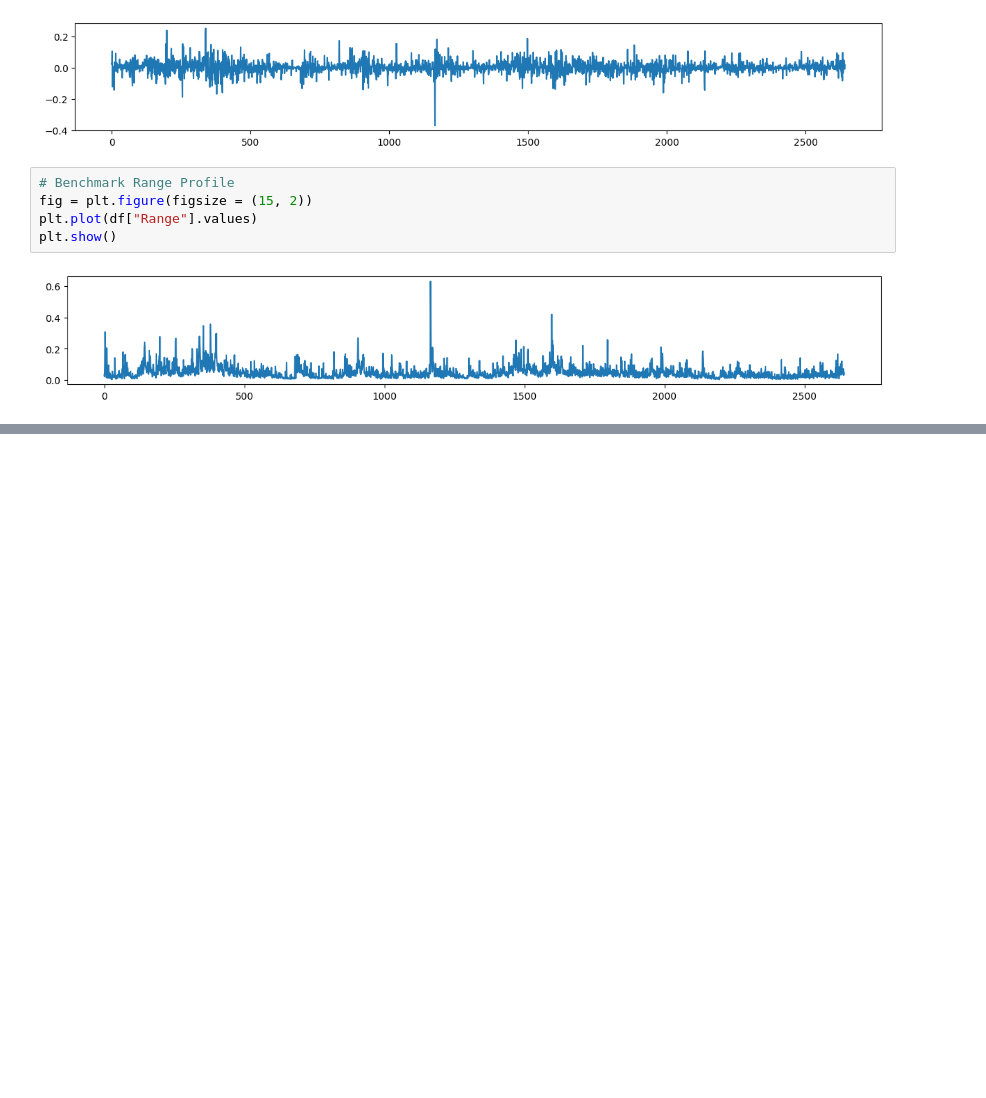
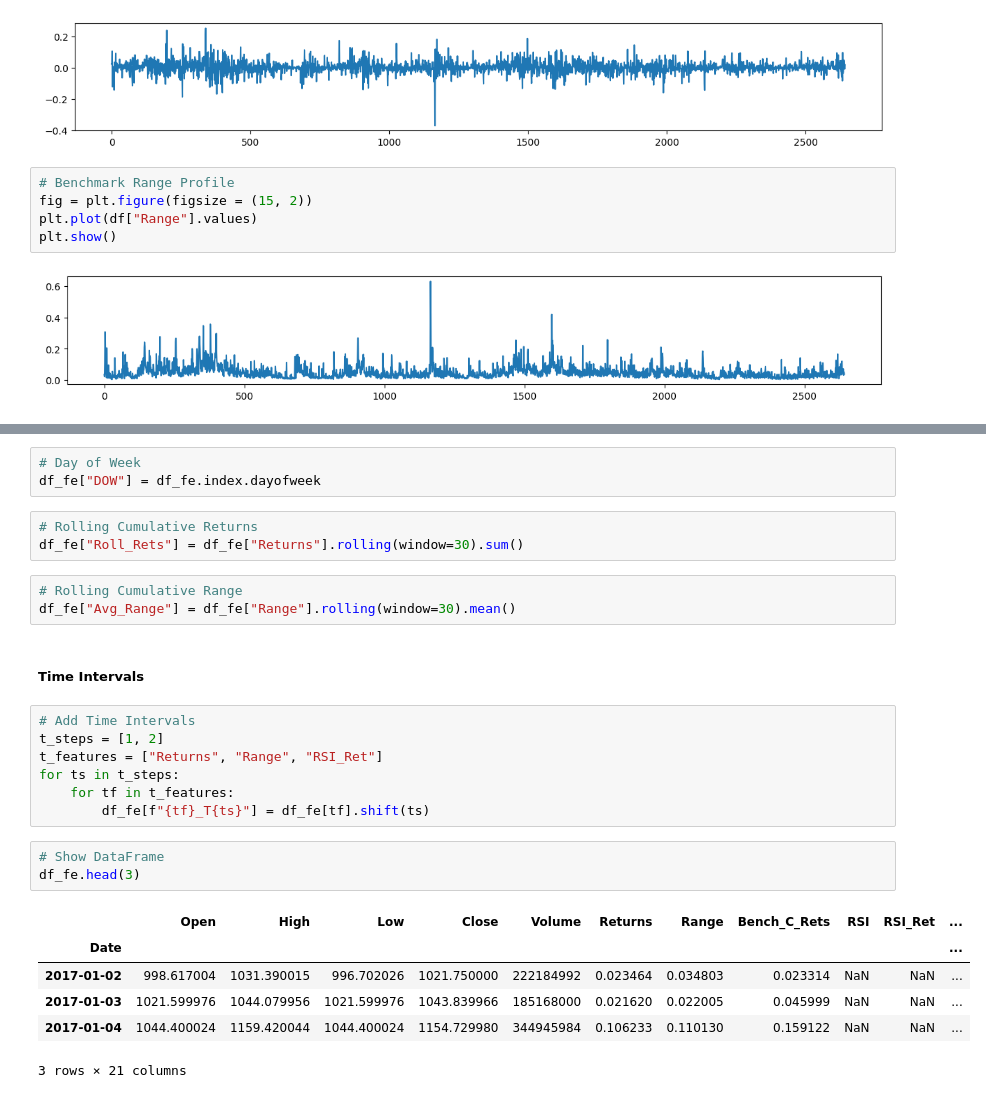
Before and after one commit to dkalenov/ML-Stock-Crypto-Trading, a Jupyter notebook: Data_Preprocessing.ipynb, the cells around one changed output, grey strips where cells are left out. Drawn from its saved outputs; the diff is of its cells as text; blank space fills up the shorter version.

Commit message:
Indicators & Time Intervals

```diff
--- a/Data_Preprocessing.ipynb
+++ b/Data_Preprocessing.ipynb
@@ -210,0 +227,28 @@ plt.show()
+# %%
+# Day of Week
+df_fe["DOW"] = df_fe.index.dayofweek
+# %%
+# Rolling Cumulative Returns
+df_fe["Roll_Rets"] = df_fe["Returns"].rolling(window=30).sum()
+# %%
+# Rolling Cumulative Range
+df_fe["Avg_Range"] = df_fe["Range"].rolling(window=30).mean()
+# %% [markdown]
+##### Time Intervals
+# %%
+# Add Time Intervals
+t_steps = [1, 2]
+t_features = ["Returns", "Range", "RSI_Ret"]
+for ts in t_steps:
+    for tf in t_features:
+        df_fe[f"{tf}_T{ts}"] = df_fe[tf].shift(ts)
+# %%
+# Show DataFrame
+df_fe.head(3)
+# %% [output]
+|  | Open | High | Low | Close | Volume | Returns | Range | Bench_C_Rets | RSI | RSI_Ret | ... |
+| Date |  |  |  |  |  |  |  |  |  |  | ... |
+| 2017-01-02 | 998.617004 | 1031.390015 | 996.702026 | 1021.750000 | 222184992 | 0.023464 | 0.034803 | 0.023314 | NaN | NaN | ... |
+| 2017-01-03 | 1021.599976 | 1044.079956 | 1021.599976 | 1043.839966 | 185168000 | 0.021620 | 0.022005 | 0.045999 | NaN | NaN | ... |
+| 2017-01-04 | 1044.400024 | 1159.420044 | 1044.400024 | 1154.729980 | 344945984 | 0.106233 | 0.110130 | 0.159122 | NaN | NaN | ... |
+3 rows × 21 columns
```
Also changed, not shown: parts of 7 cells of this notebook.
